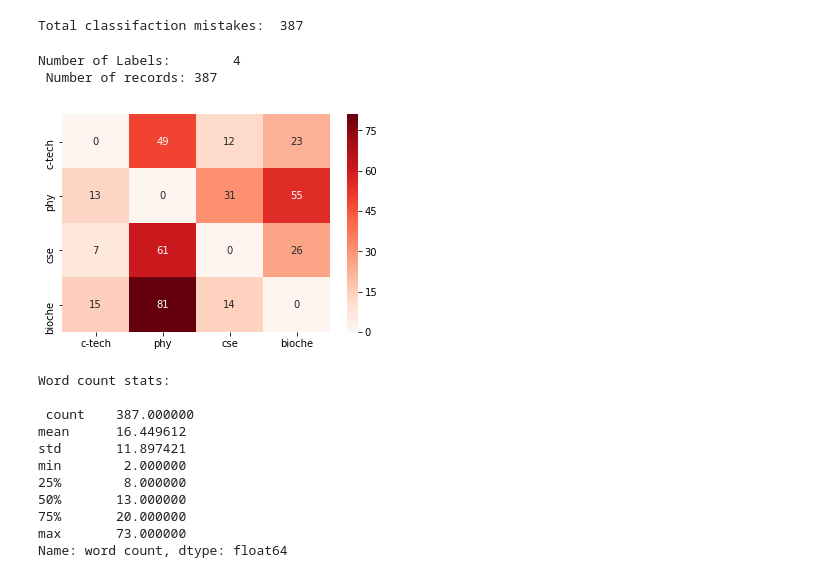
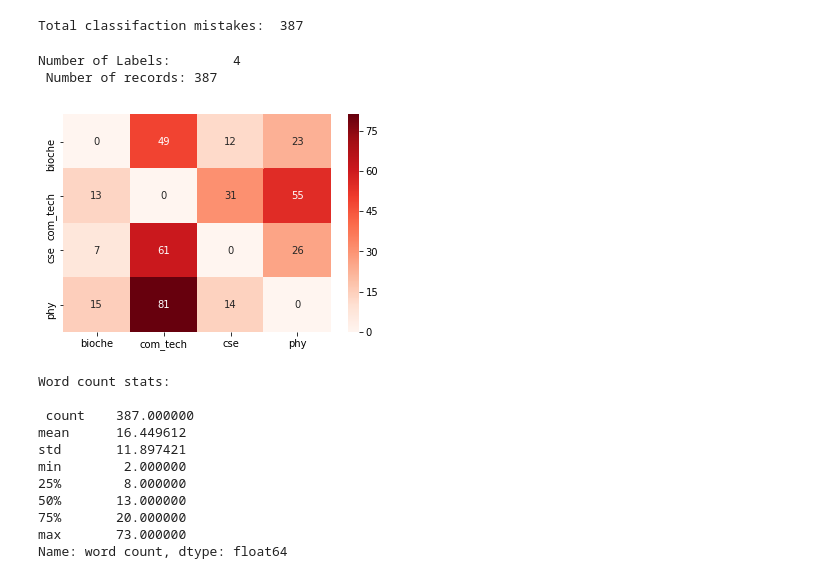
Before and after one commit to athrvkk/ICON-2020-TechDoFication, a Jupyter notebook: classifiers/classification-analysis.ipynb, the cells around one changed output. Saved outputs shown, nothing was run; the diff lists cells and outputs as text; code cells hidden in the pictures.

```diff
--- a/classifiers/classification-analysis.ipynb
+++ b/classifiers/classification-analysis.ipynb
@@ -70,9 +78,12 @@ y_train = pd.read_csv('../Data/training_data_marathi.csv')['label']
 x_val = pd.read_csv('../Data/test_data_marathi.csv')['text'].apply(lambda x : pp.clean_text(x))
 y_val = pd.read_csv('../Data/test_data_marathi.csv')['label']
 
+
 print('Encoding Labels\n\n')
-y_train = y_train.values.reshape(y_train.shape[0], -1)
-y_val = y_val.values.reshape(y_val.shape[0], -1)
+y_train, y_val, label_mappings = label_encoder(y_train, y_val)
+y_train = y_train.reshape(y_train.shape[0], -1)
+y_val = y_val.reshape(y_val.shape[0], -1)
+print(label_mappings)
 
 
 print('Building Vocab\n\n')
@@ -88,7 +99,6 @@ for text in x_train:
 for text in x_val:
     corpus.append(text)
 
-y_train, y_val = label_encoder(y_train, y_val)
 
 print('Tokenizing Train and Test\n\n')
 tokenizer, x_train_tokenzied, x_val_tokenzied = tokenize_text(corpus,x_train, x_val)
@@ -126,6 +138,7 @@ mistakes = pd.DataFrame(columns=['text','actual label','predicted label'])
 mistakes['text'] = x_val.loc[wc]
 mistakes['actual label'] = yact
 mistakes['predicted label'] = yhat
+mistakes['actual label'] = mistakes['actual label'].apply(lambda x : x[0])
 # %% [markdown]
 <h3>Classification Analysis<h3>
 # %%
@@ -134,11 +147,11 @@ print('Total classifaction mistakes: ',mistakes.shape[0])
 Total classifaction mistakes:  387
 # %%
 heatmap = generate_pairwise_heatmap(mistakes, 'actual label', 'predicted label',
-                                    label_names= ['c-tech','phy','cse','bioche'])
+                                    label_names= label_mappings.keys())
 # %% [output]
 Number of Labels:        4
  Number of records: 387
-[figure, old version]
+[figure, new version]
 # %%
 mistakes['word count'] = mistakes['text'].apply(lambda x : len(x.split()))
 print('Word count stats:\n\n',mistakes['word count'].describe(),'\n\n')
```
Also changed, not shown: parts of 13 cells of this notebook.
